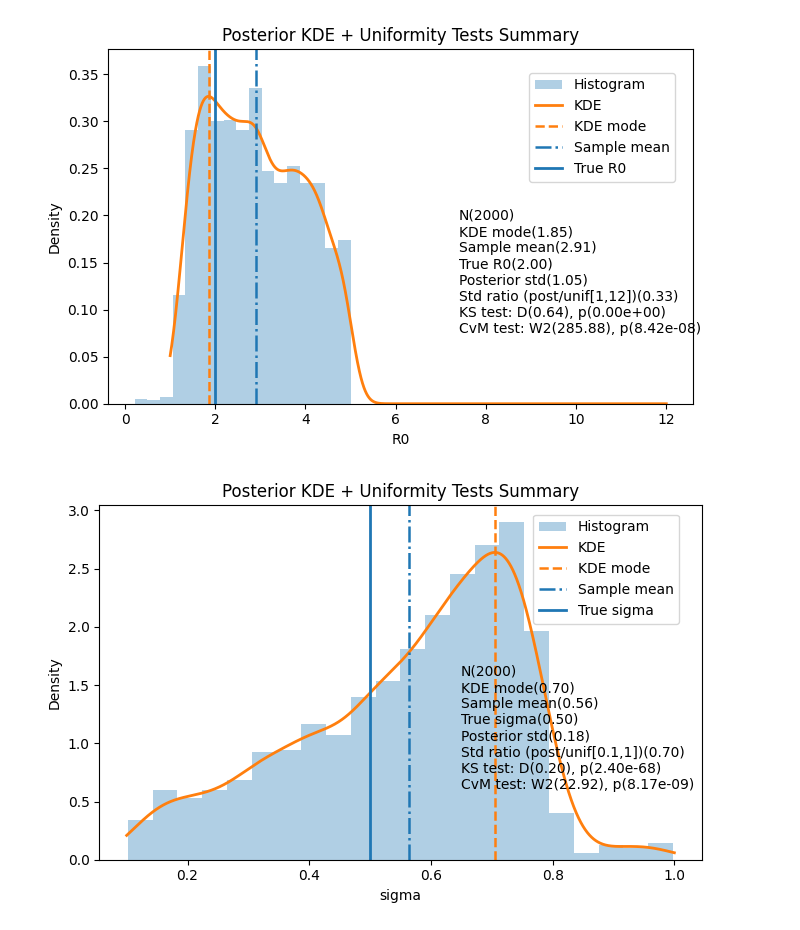
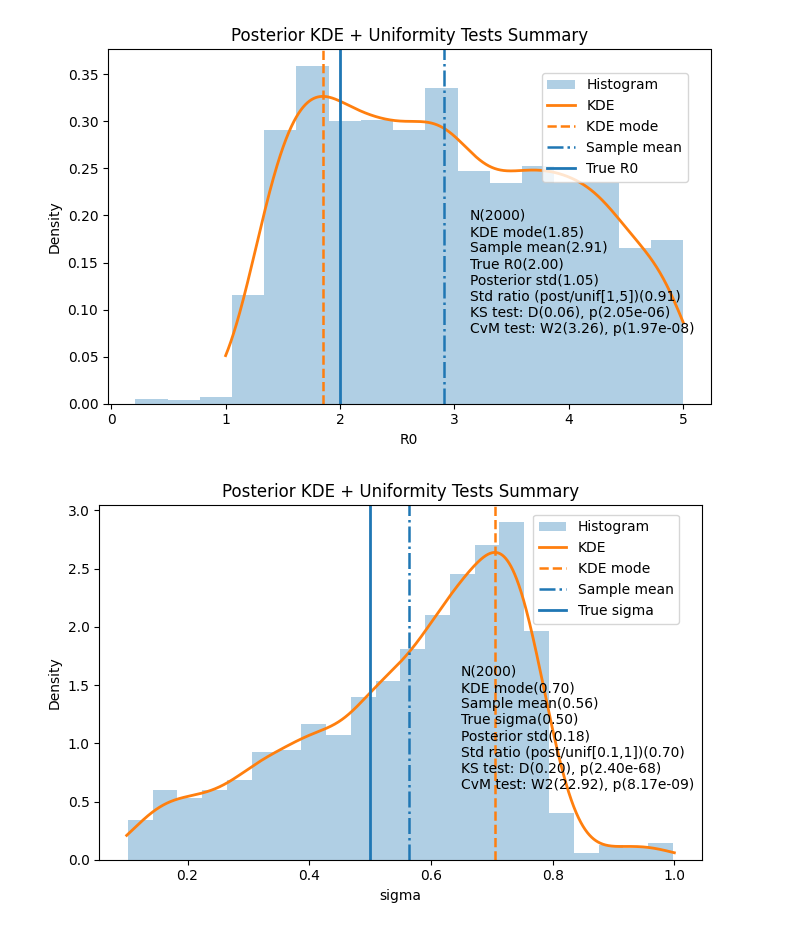
Before and after one commit to lzxiaohu/StrepA_program, a Jupyter notebook: code/from_260305/posterior_analysis.ipynb, the cells around one changed output. Drawn from its saved outputs; the diff is of its cells as text; code cells hidden in the pictures.

Commit message:
update figures

```diff
--- a/code/from_260305/posterior_analysis.ipynb
+++ b/code/from_260305/posterior_analysis.ipynb
@@ -13,7 +13,7 @@ x = np.asarray(R0_samps).ravel()
 x = x[np.isfinite(x)]
 
 # ---------- Settings (your prior bounds + true/reference) ----------
-a, b = 1.0, 12.0          # prior bounds for uniform comparison
+a, b = 1.0, 5.0          # prior bounds for uniform comparison
 r0_true = 2.0             # reference/true R0
 
 # ---------- Posterior stats ----------
@@ -56,34 +56,34 @@ txt = (
     f"Posterior std({sd:.2f})\n"
     f"Std ratio (post/unif[{a:g},{b:g}])({sd_ratio:.2f})\n"
     f"KS test: D({ks.statistic:.2f}), p({ks.pvalue:.2e})\n"
     f"CvM test: W2({cvm.statistic:.2f}), p({cvm.pvalue:.2e})"
 )
 # ax.text(
 #     0.52, 0.98, txt,
 #     transform=ax.transAxes,
 #     ha="left", va="top",
 #     bbox=dict(boxstyle="None", facecolor="white", alpha=0.85)
 # )
 ax.text(
     0.60, 0.55, txt,
     transform=ax.transAxes,
     ha="left", va="top",
     fontsize=10,
     bbox=None
 )
 
 
 # Put legend outside to avoid overlap with the text box
 ax.legend(loc="center left", bbox_to_anchor=(0.72, 0.78), borderaxespad=0.)
 
 ax.set_title("Posterior KDE + Uniformity Tests Summary")
 ax.set_xlabel("R0")
 ax.set_ylabel("Density")
 fig.tight_layout()
 fig.savefig("../../figures/from_260305/posterior_kde_summary_R0_v6.png", dpi=300, bbox_inches="tight")
 plt.show()
 # %% [output]
-[figure, old version]
+[figure, new version]
 # %%
 # Posterior distributions of sigma
 import numpy as np
```
Also changed, not shown: parts of 4 cells of this notebook, 11 other files.
